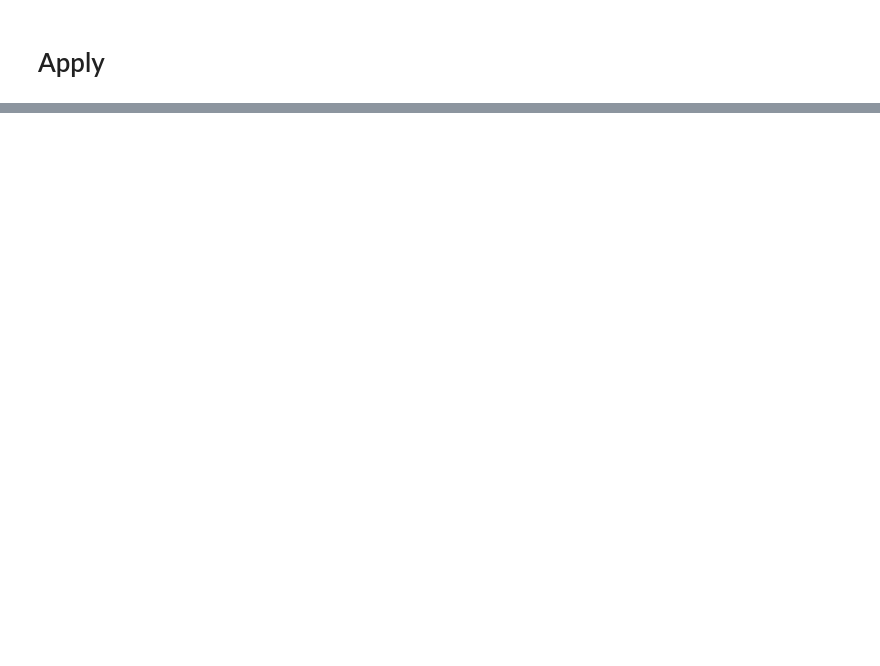
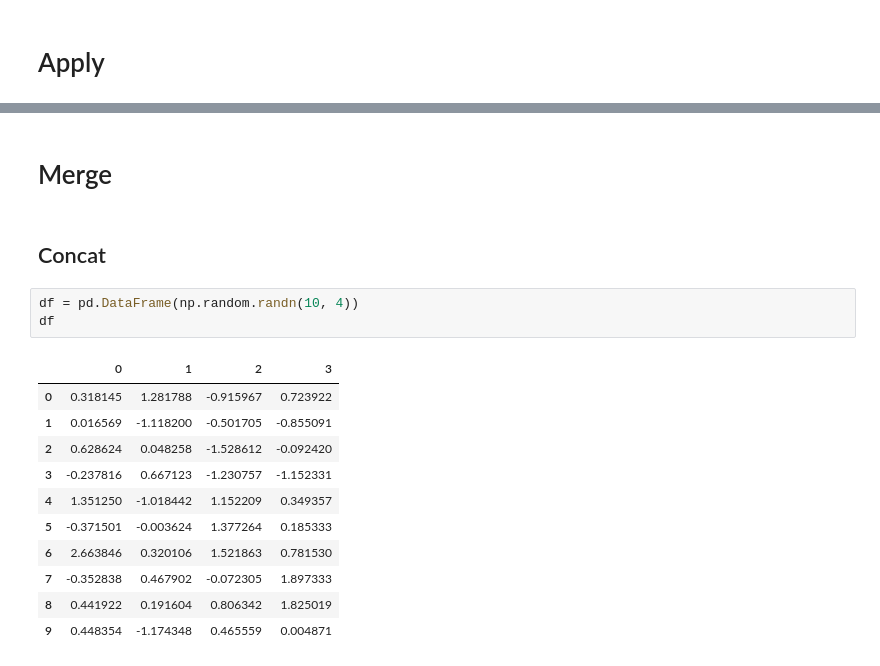
Before and after one commit to KIMS-Github/TIL_, a Jupyter notebook: pandas_10min_practice/pandas_practice_001.ipynb, the cells around one changed output, grey strips where cells are left out. Drawn from its saved outputs; the diff is of its cells as text; blank space fills up the shorter version.

```diff
--- a/pandas_10min_practice/pandas_practice_001.ipynb
+++ b/pandas_10min_practice/pandas_practice_001.ipynb
@@ -483,0 +493,19 @@ df.max(), df.min()
+# %% [markdown]
+# Merge
+# %% [markdown]
+## Concat
+# %%
+df = pd.DataFrame(np.random.randn(10, 4))
+df
+# %% [output]
+|  | 0 | 1 | 2 | 3 |
+| 0 | 0.318145 | 1.281788 | -0.915967 | 0.723922 |
+| 1 | 0.016569 | -1.118200 | -0.501705 | -0.855091 |
+| 2 | 0.628624 | 0.048258 | -1.528612 | -0.092420 |
+| 3 | -0.237816 | 0.667123 | -1.230757 | -1.152331 |
+| 4 | 1.351250 | -1.018442 | 1.152209 | 0.349357 |
+| 5 | -0.371501 | -0.003624 | 1.377264 | 0.185333 |
+| 6 | 2.663846 | 0.320106 | 1.521863 | 0.781530 |
+| 7 | -0.352838 | 0.467902 | -0.072305 | 1.897333 |
+| 8 | 0.441922 | 0.191604 | 0.806342 | 1.825019 |
+| 9 | 0.448354 | -1.174348 | 0.465559 | 0.004871 |
```
Also changed, not shown: parts of 46 cells of this notebook.
